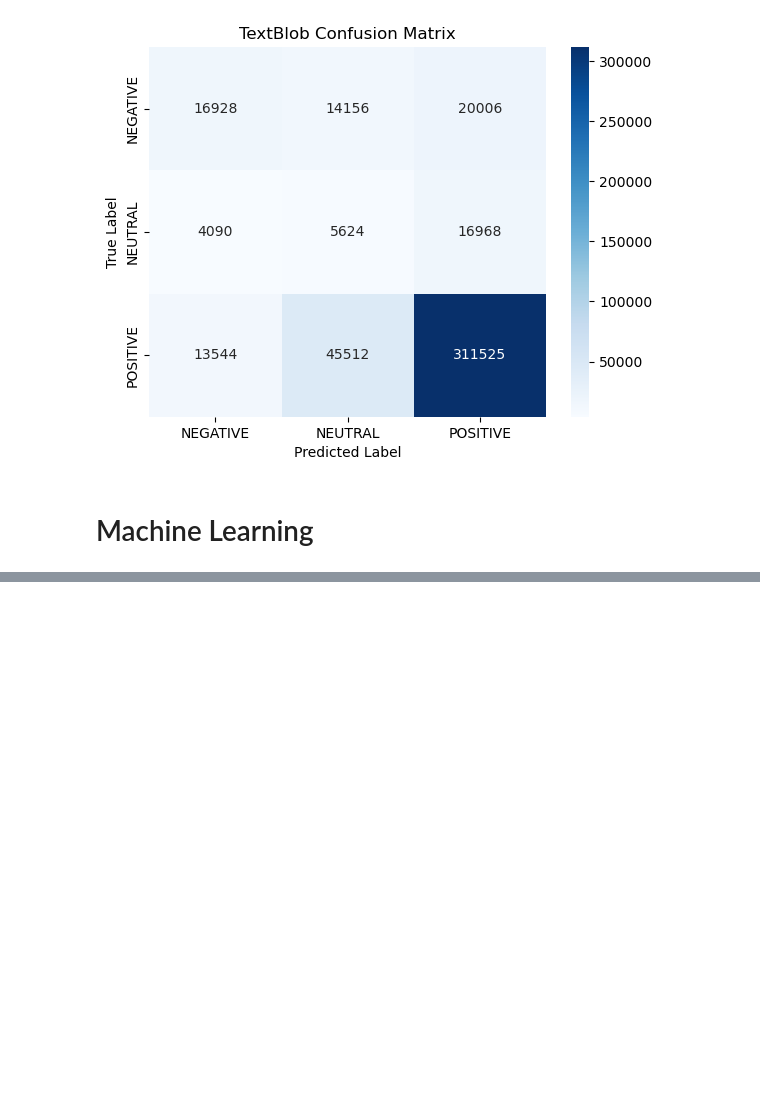
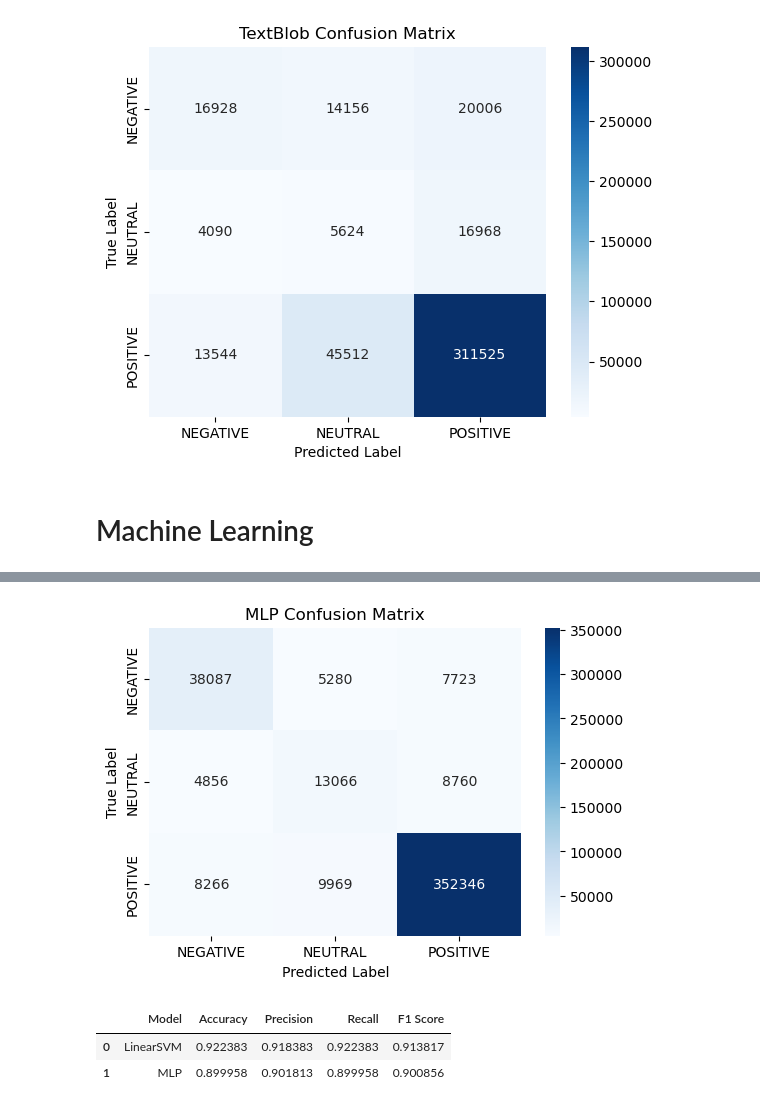
Before and after one commit to ruolan89/W25_COMP262_002_TeamGamma, a Jupyter notebook: Project_phase2_Gamma_11-14.ipynb, the cells around one changed output, grey strips where cells are left out. Saved outputs shown, nothing was run; the diff lists cells and outputs as text; code cells hidden in the pictures; blank space fills up the shorter version.

```diff
--- a/Project_phase2_Gamma_11-14.ipynb
+++ b/Project_phase2_Gamma_11-14.ipynb
@@ -730,0 +730,12 @@ f1_svm = f1_score(y_test, y_pred_svm, average='weighted', zero_division=0)
+# %%
+model_mlp = MLPClassifier(hidden_layer_sizes=(100,), max_iter=300)
+model_mlp.fit(X_train_tfidf, y_train_num)
+
+y_pred_mlp = model_mlp.predict(X_test_tfidf)
+
+report_mlp = classification_report(y_test_num, y_pred_mlp, output_dict=True)
+
+cm_mlp = confusion_matrix(y_test_num, y_pred_mlp)
+acc_mlp = accuracy_score(y_test_num, y_pred_mlp)
+precision_mlp = precision_score(y_test_num, y_pred_mlp, average='weighted', zero_division=0)
+recall_mlp = recall_score(y_test_num, y_pred_mlp, average='weighted', zero_division=0)
@@ -730,0 +764,38 @@ f1_svm = f1_score(y_test, y_pred_svm, average='weighted', zero_division=0)
+# %%
+plt.figure(figsize=(6, 4))
+sns.heatmap(cm_mlp, annot=True, fmt='d', cmap='Blues',
+            xticklabels=string_labels,
+            yticklabels=string_labels)
+plt.title("MLP Confusion Matrix")
+plt.xlabel("Predicted Label")
+plt.ylabel("True Label")
+plt.show()
+# %% [output]
+[figure, added]
+# %%
+import pandas as pd
+
+l_svm_scores = {
+    "Model": "LinearSVM",
+    "Accuracy": acc_l_svm,
+    "Precision": precision_l_svm,
+    "Recall": recall_l_svm,
+    "F1 Score": report_l_svm["weighted avg"]["f1-score"]
+}
+
+mlp_scores = {
+    "Model": "MLP",
+    "Accuracy": acc_mlp,
+    "Precision": precision_mlp,
+    "Recall": recall_mlp,
+    "F1 Score": report_mlp["weighted avg"]["f1-score"]
+}
+
+# DataFrame
+df_scores = pd.DataFrame([l_svm_scores, mlp_scores])
+
+df_scores
+# %% [output]
+|  | Model | Accuracy | Precision | Recall | F1 Score |
+| 0 | LinearSVM | 0.922383 | 0.918383 | 0.922383 | 0.913817 |
+| 1 | MLP | 0.899958 | 0.901813 | 0.899958 | 0.900856 |
```
Also changed, not shown: parts of 16 cells of this notebook, 2 other files.
